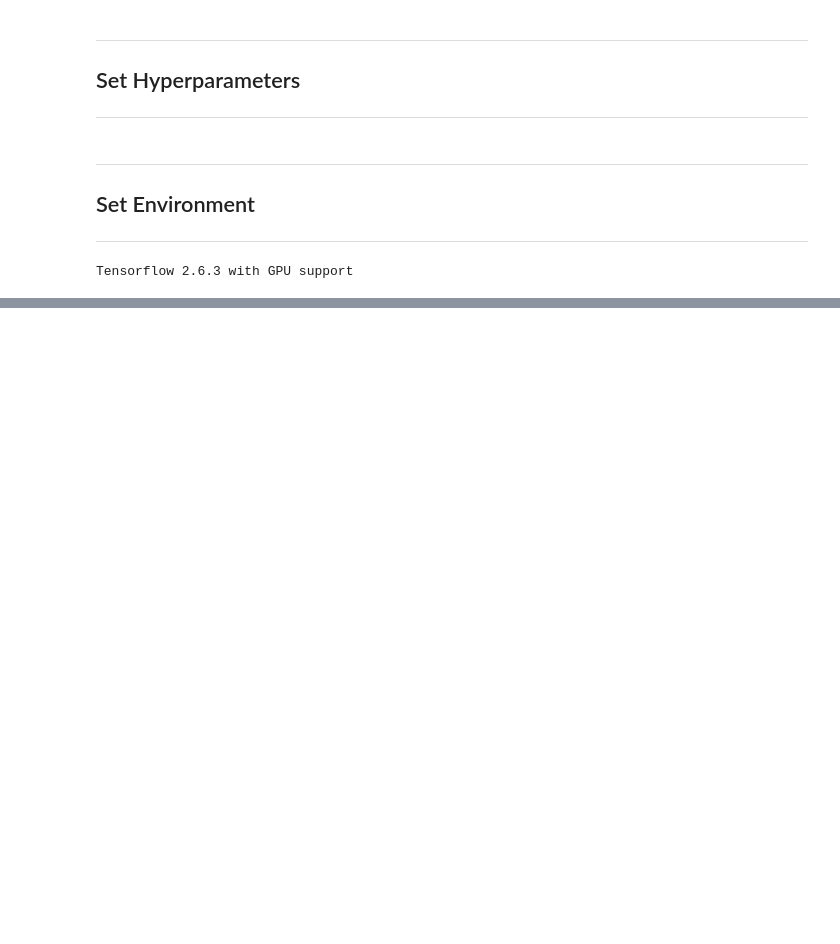
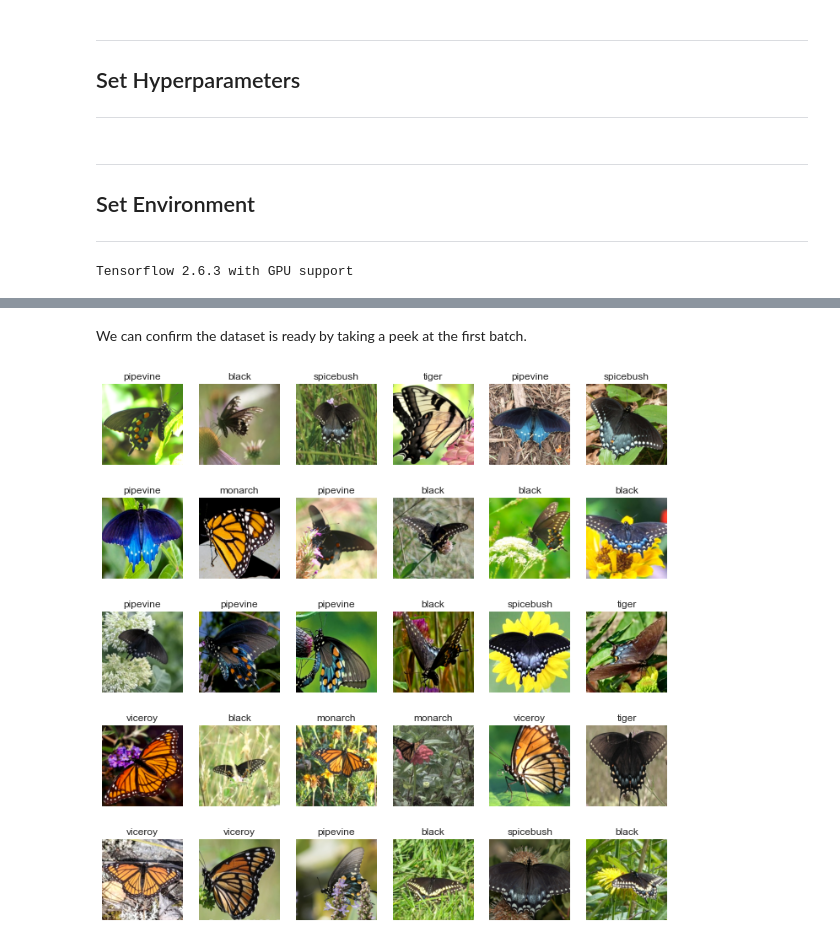
Before and after one commit to KeithPinson/Yum-or-Yuck-2022-Butterfly-Mimics, a Jupyter notebook: yoy_mimics_2022_baseline.ipynb, the cells around one changed output, grey strips where cells are left out. Cells and saved outputs as stored; diff of their text form; code cells hidden in the pictures; blank space fills up the shorter version.

```diff
--- a/yoy_mimics_2022_baseline.ipynb
+++ b/yoy_mimics_2022_baseline.ipynb
@@ -161,0 +321,8 @@ test_data = load_butterfly_test()
+# %%
+# Very simple split into training and evaluating datasets
+eval_fraction = 0.15
+eval_count = int(butterfly_count//BATCH_SIZE * eval_fraction + 0.5) * BATCH_SIZE
+train_count = butterfly_count - eval_count
+
+train_ds = butterfly_ds.take(train_count)
+eval_ds = butterfly_ds.skip(train_count)
@@ -161,0 +374,28 @@ test_data = load_butterfly_test()
+# %%
+# Batch and prefetch the datasets now
+train_ds = train_ds.shuffle(train_count)
+train_ds = train_ds.batch(BATCH_SIZE)
+# train_ds = train_ds.prefetch(AUTOTUNE)
+
+eval_ds = eval_ds.batch(BATCH_SIZE)
+eval_ds = eval_ds.prefetch(AUTOTUNE)
+# %% [markdown]
+We can confirm the dataset is ready by taking a peek at the first batch.
+# %%
+plt.figure(figsize=(12,12))
+
+# Get the first batch
+image_batch, label_batch = next(iter(train_ds.shuffle(train_count,reshuffle_each_iteration=True)))
+
+rows = 5
+cols = 6
+for i in range(rows*cols):
+    butterfly_image = tf.keras.utils.array_to_img(image_batch[i].numpy())
+    butterfly_label = butterfly_classes[tf.argmax(label_batch[i])].numpy().decode('UTF-8')
+
+    ax = plt.subplot(rows, cols, i+1)
+    plt.imshow(butterfly_image)
+    plt.title(butterfly_label)
+    plt.axis("off")
+# %% [output]
+[figure, added]
```
Also changed, not shown: parts of 41 cells of this notebook.
